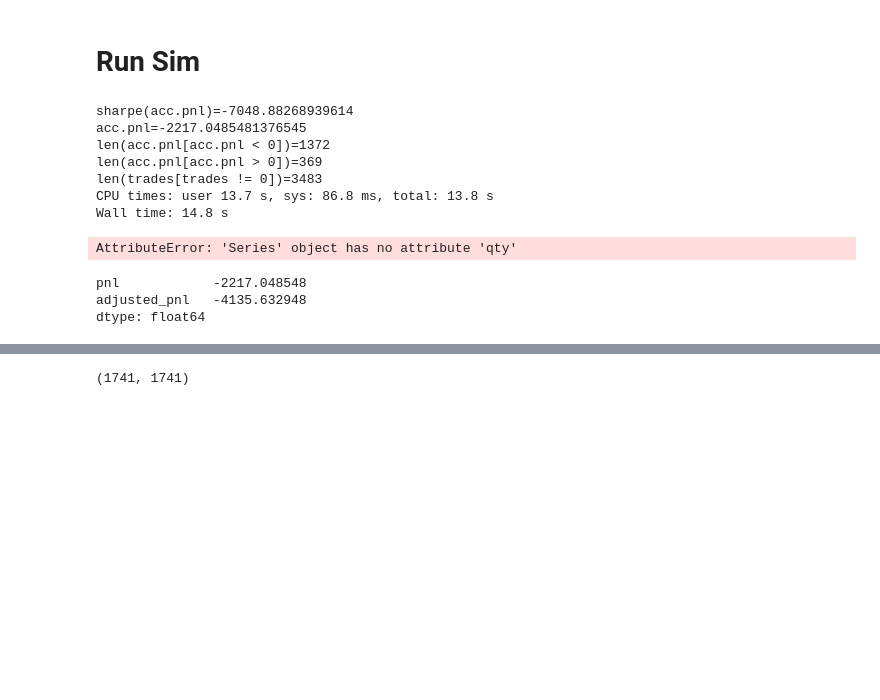
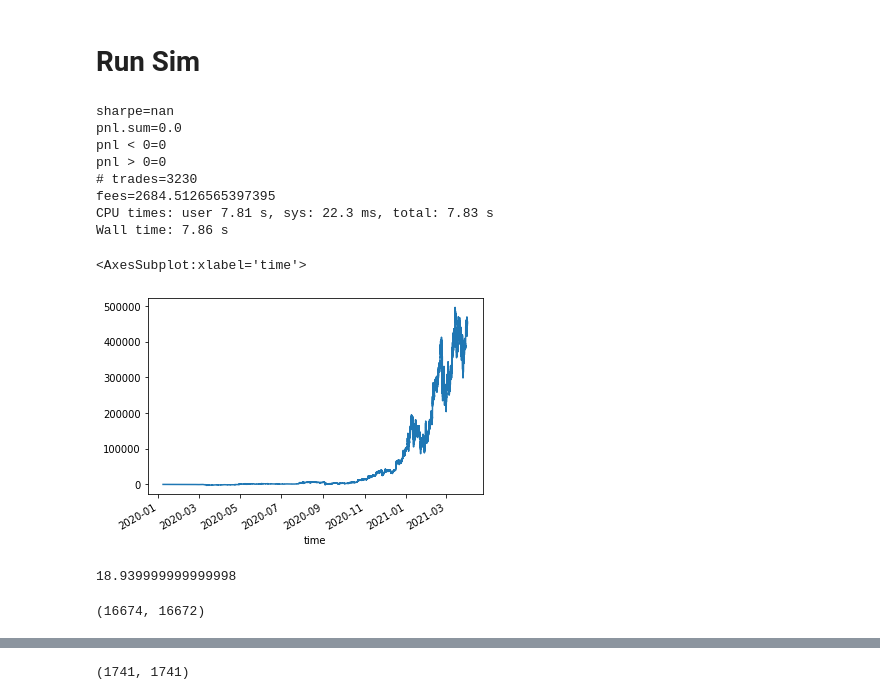
Before and after one commit to felipemontefuscolo/bitme, a Jupyter notebook: OhlcSim.ipynb, the cells around one changed output, grey strips where cells are left out. Drawn from its saved outputs; the diff is of its cells as text; code cells hidden in the pictures; blank space fills up the shorter version.

```diff
--- a/OhlcSim.ipynb
+++ b/OhlcSim.ipynb
@@ -486,29 +425,30 @@ a
 %%time
 trader = PatternTrader(100, best_score_max)
 trades = trade(df, trader)
-acc = cycle_realized_pnl(df.close, trades)
-print(f'sharpe(acc.pnl)={sharpe(acc.pnl)}')
-print(f'acc.pnl={acc.pnl.sum()}')
-print(f'len(acc.pnl[acc.pnl < 0])={len(acc.pnl[acc.pnl < 0])}')
-print(f'len(acc.pnl[acc.pnl > 0])={len(acc.pnl[acc.pnl > 0])}')
-print(f'len(trades[trades != 0])={len(trades[trades != 0])}')
+acc = compute_accounting(df.close, trades)
+print(f'sharpe={sharpe(acc.pnl)}')
+print(f'pnl.sum={acc.pnl.sum()}')
+print(f'pnl < 0={len(acc.pnl[acc.pnl < 0])}')
+print(f'pnl > 0={len(acc.pnl[acc.pnl > 0])}')
+print(f'# trades={len(trades[trades != 0])}')
+print(f'fees={acc.fees.sum()}')
 
 #sharpe(acc.pnl), len(acc.pnl[acc.pnl < 0]), len(acc.pnl[acc.pnl > 0]), len(trades[trades != 0])
 # %% [output]
-sharpe(acc.pnl)=-7048.88268939614
-acc.pnl=-2217.0485481376545
-len(acc.pnl[acc.pnl < 0])=1372
-len(acc.pnl[acc.pnl > 0])=369
-len(trades[trades != 0])=3483
-CPU times: user 13.7 s, sys: 86.8 ms, total: 13.8 s
-Wall time: 14.8 s
+sharpe=nan
+pnl.sum=0.0
+pnl < 0=0
+pnl > 0=0
+# trades=3230
+fees=2684.5126565397395
+CPU times: user 7.81 s, sys: 22.3 ms, total: 7.83 s
+Wall time: 7.86 s
-# %%
-cycle_unrealized_pnl(df.close, trades).sum()
-# %% [output]
-AttributeError: 'Series' object has no attribute 'qty'
-# %%
-acc.sum()
-# %% [output]
-pnl            -2217.048548
-adjusted_pnl   -4135.632948
-dtype: float64
+# %%
+acc.unrealized.plot()
+# %% [output]
+<AxesSubplot:xlabel='time'>
+[figure, added]
+# %%
+trades[trades != 0].sum()
+# %% [output]
+18.939999999999998
@@ -514,0 +459,4 @@ dtype: float64
+# %%
+len(a), len(b)
+# %% [output]
+(16674, 16672)
```
Also changed, not shown: parts of 16 cells of this notebook.
